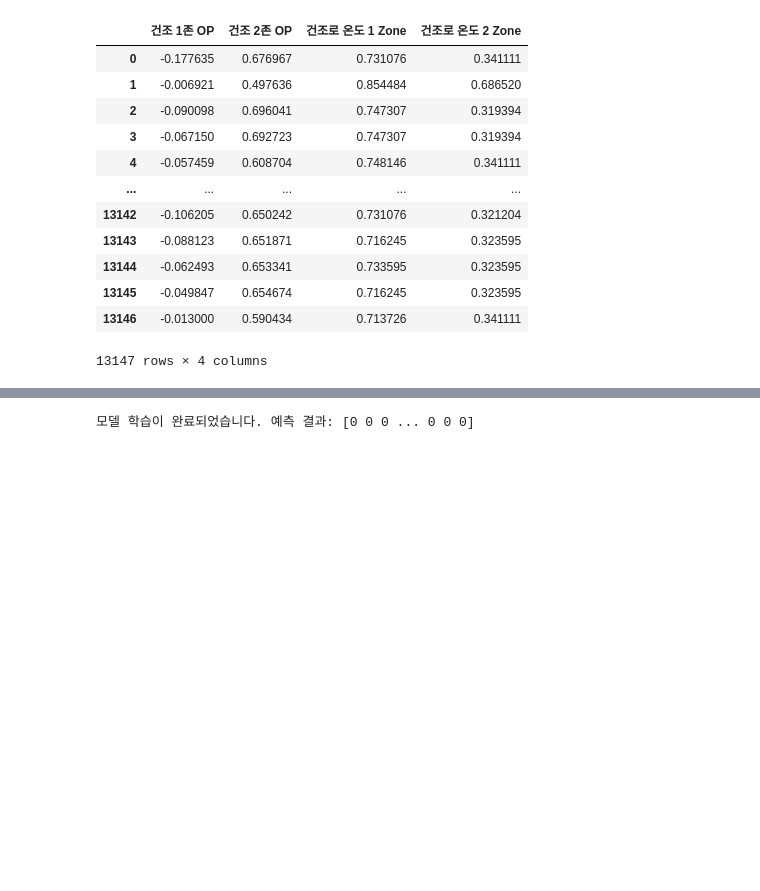
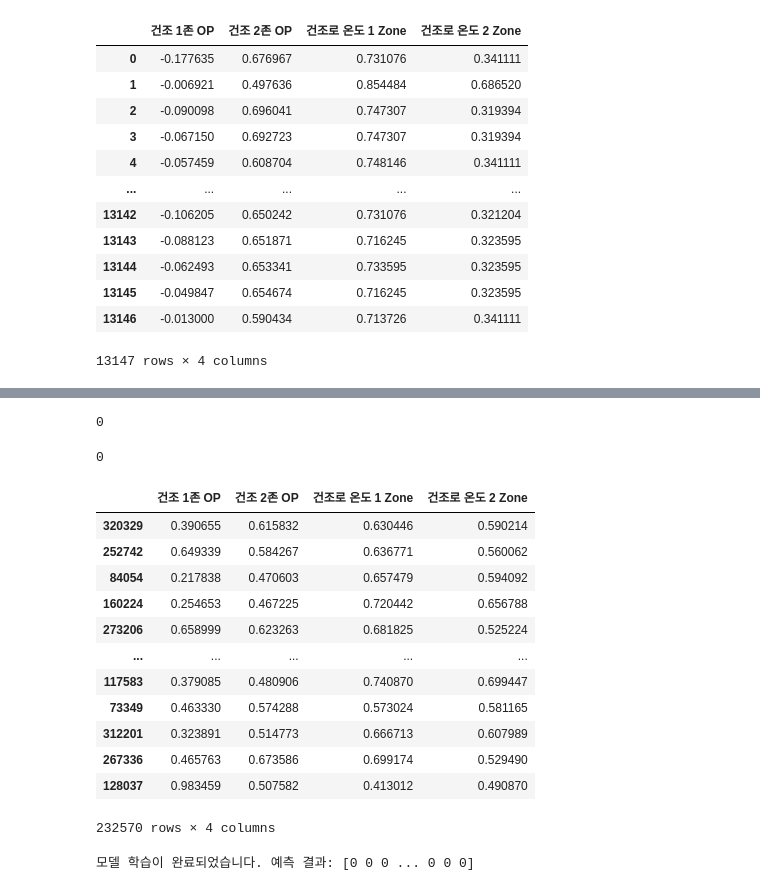
Before and after one commit to realover82/mecaai, a Jupyter notebook: v23_6_IQR_XGBoost_241122.ipynb, the cells around one changed output, grey strips where cells are left out. Drawn from its saved outputs; the diff is of its cells as text; code cells hidden in the pictures; blank space fills up the shorter version.

```diff
--- a/v23_6_IQR_XGBoost_241122.ipynb
+++ b/v23_6_IQR_XGBoost_241122.ipynb
@@ -372,0 +713,27 @@ Confusion Matrix:
+# %%
+# 예측 데이터와 훈련 데이터의 특성 수를 확인
+print(f"훈련 데이터의 특성 수: {X_train.shape[1]}")
+print(f"예측 데이터의 특성 수: {X_normal_train.shape[1]}")
+
+# 예측 데이터의 특성 수가 훈련 데이터와 일치하도록 조정
+# X_train에서 사용한 특성 수를 기반으로 예측 데이터를 잘라서 사용
+# X_normal_train_corrected = X_normal_train.iloc[:, :X_train.shape[1]]
+
+X_normal_train_corrected = X_normal_train.iloc[:, :3]
+
+# 예측 수행
+x_train_pred = xgb_model.predict(X_normal_train_corrected)
+
+# MAE 계산 (평균 절대 오차)
+# train_mae_loss = np.mean(np.abs(x_train_pred - X_normal_train_corrected), axis=1)
+import numpy as np
+
+# 예측 결과는 1D 배열로 반환되므로, 첫 번째 특성만 선택하여 MAE 계산
+train_mae_loss = np.mean(np.abs(x_train_pred - X_normal_train_corrected.iloc[:, 0])) #, axis=1)
+
+# 결과 출력
+# print(f"훈련 데이터에 대한 MAE 손실: {train_mae_loss}")
+
+
+# 결과 출력
+print(f"훈련 데이터에 대한 MAE 손실: {train_mae_loss}")
@@ -373,3 +1050,27 @@ Confusion Matrix:
+# %%
+y_pred_normal
+# %% [output]
+0
+# %%
+y_pred_abnormal
+# %% [output]
+0
+# %%
+X_normal_train_corrected
+# %% [output]
+|  | 건조 1존 OP | 건조 2존 OP | 건조로 온도 1 Zone | 건조로 온도 2 Zone |
+| 320329 | 0.390655 | 0.615832 | 0.630446 | 0.590214 |
+| 252742 | 0.649339 | 0.584267 | 0.636771 | 0.560062 |
+| 84054 | 0.217838 | 0.470603 | 0.657479 | 0.594092 |
+| 160224 | 0.254653 | 0.467225 | 0.720442 | 0.656788 |
+| 273206 | 0.658999 | 0.623263 | 0.681825 | 0.525224 |
+| ... | ... | ... | ... | ... |
+| 117583 | 0.379085 | 0.480906 | 0.740870 | 0.699447 |
+| 73349 | 0.463330 | 0.574288 | 0.573024 | 0.581165 |
+| 312201 | 0.323891 | 0.514773 | 0.666713 | 0.607989 |
+| 267336 | 0.465763 | 0.673586 | 0.699174 | 0.529490 |
+| 128037 | 0.983459 | 0.507582 | 0.413012 | 0.490870 |
+232570 rows × 4 columns
 # %%
 import xgboost as xgb
 from sklearn.model_selection import train_test_split
```
Also changed, not shown: parts of 47 cells of this notebook.
